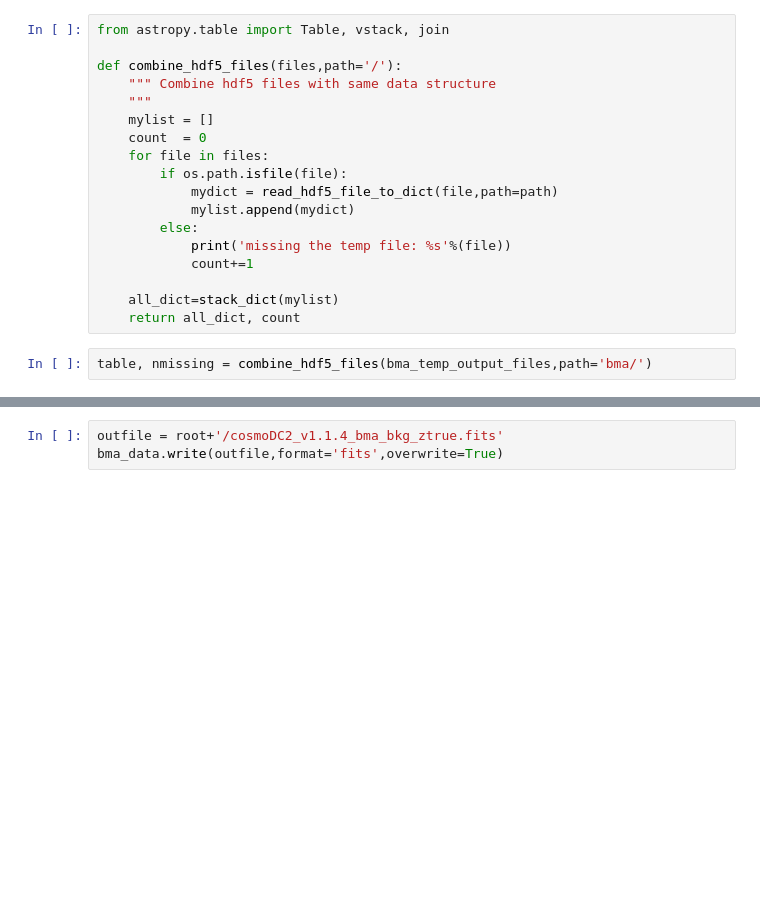
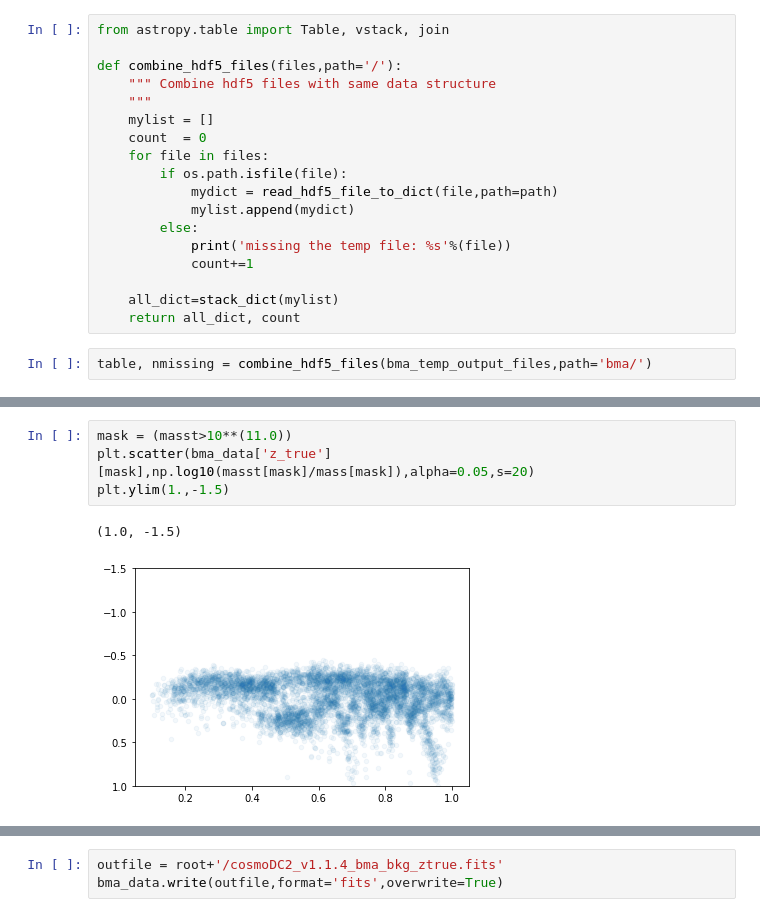
Before and after one commit to estevesjh/bmaCOSMOS, a Jupyter notebook: notebooks/Run BMA on Background Galaxies.ipynb, the cells around one changed output, grey strips where cells are left out. Drawn from its saved outputs; the diff is of its cells as text; blank space fills up the shorter version.

```diff
--- a/notebooks/Run BMA on Background Galaxies.ipynb
+++ b/notebooks/Run BMA on Background Galaxies.ipynb
@@ -267,0 +306,7 @@ bma_data = join(out_data,data,keys=['mid'])
+# %%
+mask = (masst>10**(11.0))
+plt.scatter(bma_data['z_true'][mask],np.log10(masst[mask]/mass[mask]),alpha=0.05,s=20)
+plt.ylim(1.,-1.5)
+# %% [output]
+(1.0, -1.5)
+[figure, added]
```
Also changed, not shown: parts of 12 cells of this notebook.
